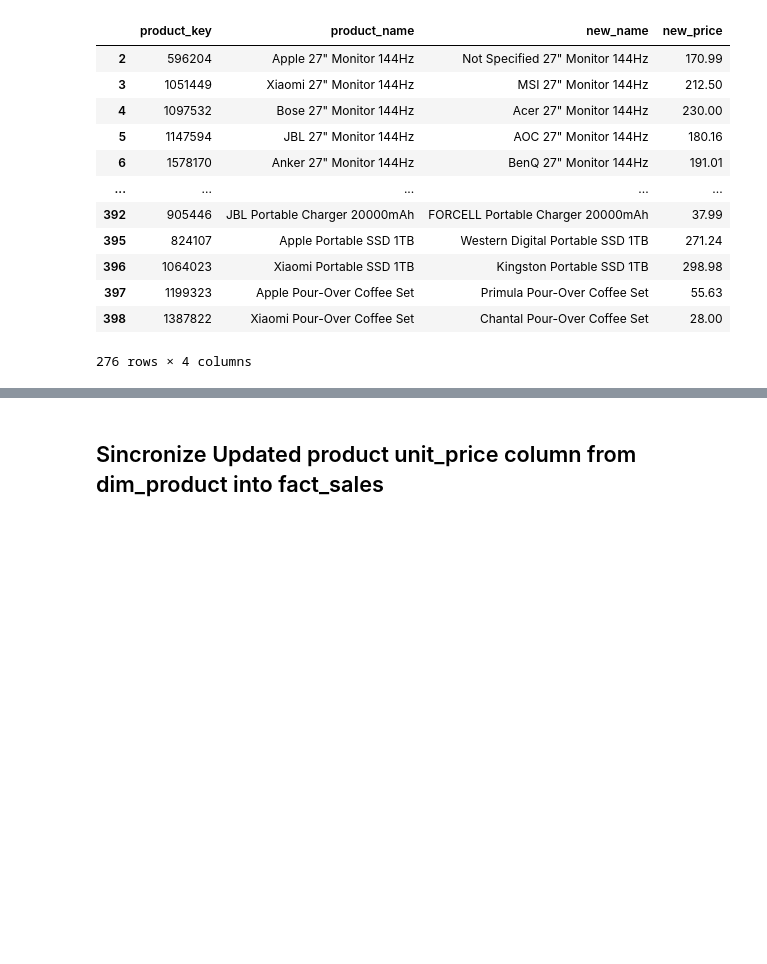
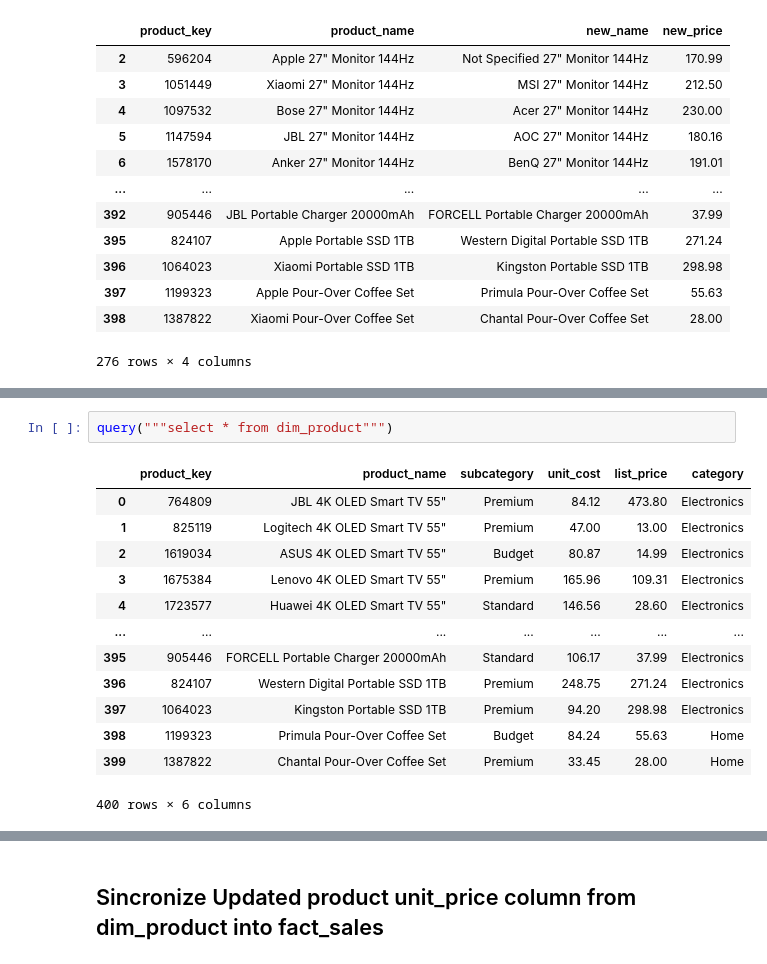
Before and after one commit to Retail-Analytical-Platform/Retail-Analytics-Data, a Jupyter notebook: etl/main_pipeline.ipynb, the cells around one changed output, grey strips where cells are left out. Saved outputs shown, nothing was run; the diff lists cells and outputs as text; blank space fills up the shorter version.

```diff
--- a/etl/main_pipeline.ipynb
+++ b/etl/main_pipeline.ipynb
@@ -574,0 +587,16 @@ dim.loc[renamed, ["product_key", "product_name", "new_name", "new_price"]]
+# %%
+query("""select * from dim_product""")
+# %% [output]
+|  | product_key | product_name | subcategory | unit_cost | list_price | category |
+| 0 | 764809 | JBL 4K OLED Smart TV 55" | Premium | 84.12 | 473.80 | Electronics |
+| 1 | 825119 | Logitech 4K OLED Smart TV 55" | Premium | 47.00 | 13.00 | Electronics |
+| 2 | 1619034 | ASUS 4K OLED Smart TV 55" | Budget | 80.87 | 14.99 | Electronics |
+| 3 | 1675384 | Lenovo 4K OLED Smart TV 55" | Premium | 165.96 | 109.31 | Electronics |
+| 4 | 1723577 | Huawei 4K OLED Smart TV 55" | Standard | 146.56 | 28.60 | Electronics |
+| ... | ... | ... | ... | ... | ... | ... |
+| 395 | 905446 | FORCELL Portable Charger 20000mAh | Standard | 106.17 | 37.99 | Electronics |
+| 396 | 824107 | Western Digital Portable SSD 1TB | Premium | 248.75 | 271.24 | Electronics |
+| 397 | 1064023 | Kingston Portable SSD 1TB | Premium | 94.20 | 298.98 | Electronics |
+| 398 | 1199323 | Primula Pour-Over Coffee Set | Budget | 84.24 | 55.63 | Home |
+| 399 | 1387822 | Chantal Pour-Over Coffee Set | Premium | 33.45 | 28.00 | Home |
+400 rows × 6 columns
```
Also changed, not shown: parts of 20 cells of this notebook, 2 other files.
